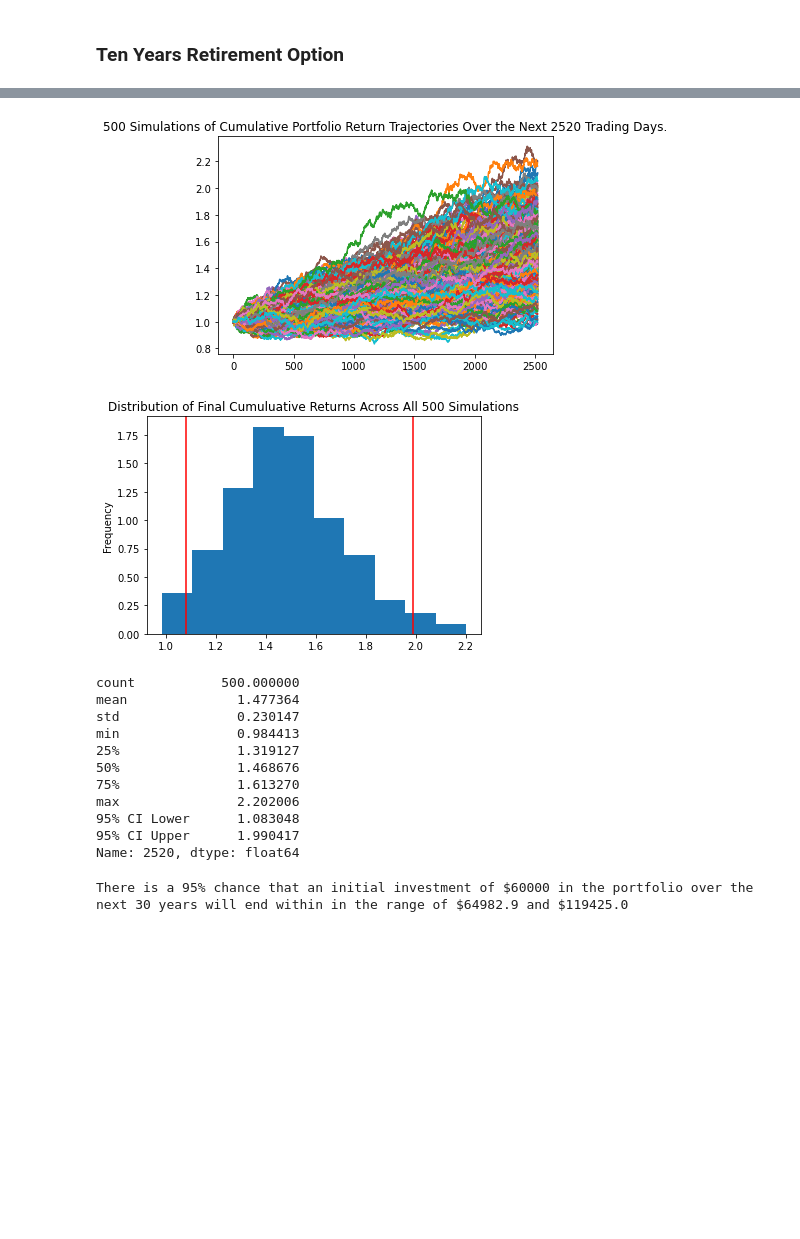
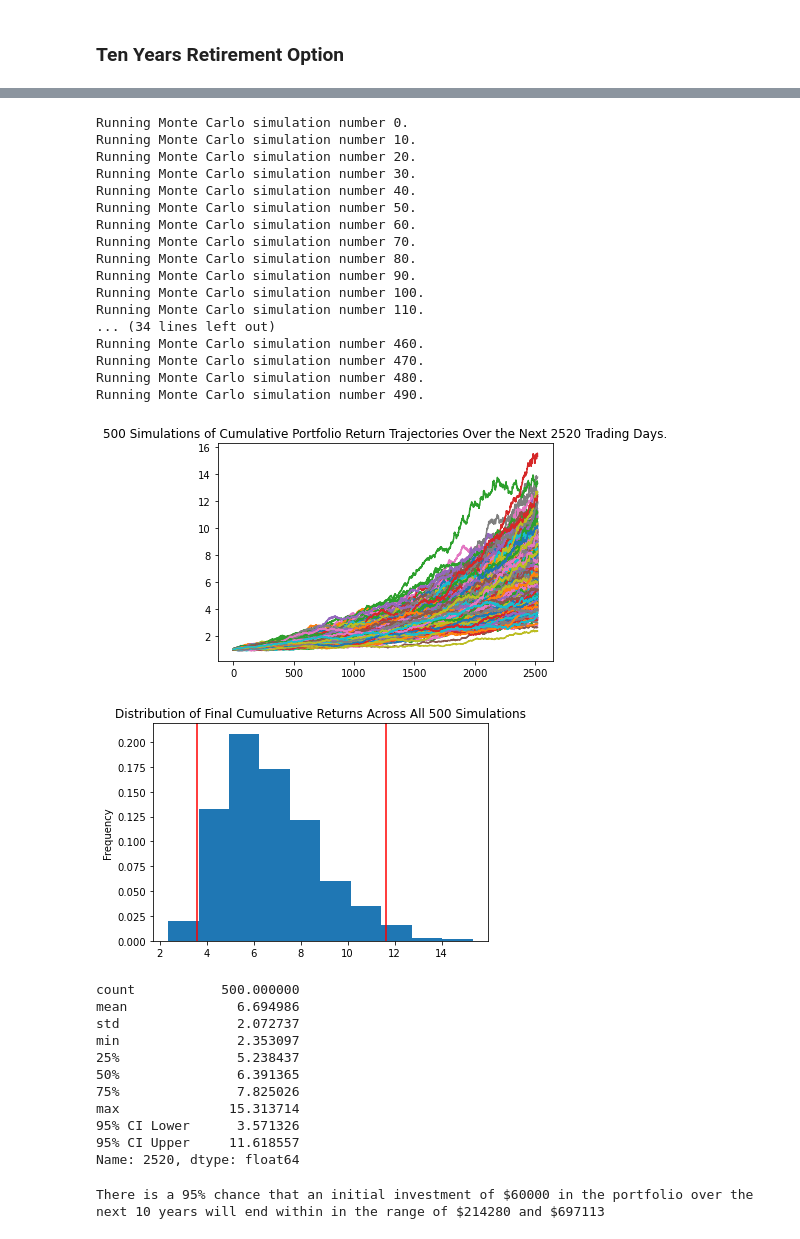
Before and after one commit to hammer888-tech/Homework-5, a Jupyter notebook: financial-planner.ipynb, the cells around one changed output, grey strips where cells are left out. Drawn from its saved outputs; the diff is of its cells as text; code cells hidden in the pictures; blank space fills up the shorter version.

```diff
--- a/financial-planner.ipynb
+++ b/financial-planner.ipynb
@@ -405,3 +408,11 @@ There is a 95% chance that an initial investment of $60000 in the portfolio over
 # %% [markdown]
 ### Ten Years Retirement Option
+# %%
+# Configuring a Monte Carlo simulation to forecast 10 years cumulative returns
+MC_split_dist = MCSimulation(
+    portfolio_data = ticker_data,
+    weights = [.4,.6],
+    num_simulation = 500,
+    num_trading_days = 252*10
+)
 # %%
@@ -444,41 +430,59 @@ Running Monte Carlo simulation number 490.
 # %%
 # Plot simulation outcomes
-# YOUR CODE HERE!
+line_plot = MC_split_dist.plot_simulation()
 # %% [output]
+Running Monte Carlo simulation number 0.
+Running Monte Carlo simulation number 10.
+Running Monte Carlo simulation number 20.
+Running Monte Carlo simulation number 30.
+Running Monte Carlo simulation number 40.
+Running Monte Carlo simulation number 50.
+Running Monte Carlo simulation number 60.
+Running Monte Carlo simulation number 70.
+Running Monte Carlo simulation number 80.
+Running Monte Carlo simulation number 90.
+Running Monte Carlo simulation number 100.
+Running Monte Carlo simulation number 110.
+... (34 lines left out)
+Running Monte Carlo simulation number 460.
+Running Monte Carlo simulation number 470.
+Running Monte Carlo simulation number 480.
+Running Monte Carlo simulation number 490.
-[figure, old version]
+[figure, new version]
 # %%
 # Plot probability distribution and confidence intervals
-# YOUR CODE HERE!
+dist_plot = MC_split_dist.plot_distribution()
 # %% [output]
-[figure, old version]
+[figure, new version]
 # %%
 # Fetch summary statistics from the Monte Carlo simulation results
-# YOUR CODE HERE!
+split_tbl = MC_split_dist.summarize_cumulative_return()
 
 # Print summary statistics
-# YOUR CODE HERE!
+print(split_tbl)
 # %% [output]
 count           500.000000
-mean              1.477364
-std               0.230147
-min               0.984413
-25%               1.319127
-50%               1.468676
-75%               1.613270
-max               2.202006
-95% CI Lower      1.083048
-95% CI Upper      1.990417
+mean              6.694986
+std               2.072737
+min               2.353097
+25%               5.238437
+50%               6.391365
+75%               7.825026
+max              15.313714
+95% CI Lower      3.571326
+95% CI Upper     11.618557
 Name: 2520, dtype: float64
 # %%
 # Set initial investment
-# YOUR CODE HERE!
+intial_investment = 60000
 
 # Use the lower and upper `95%` confidence intervals to calculate the range of the possible outcomes of our $60,000
-# YOUR CODE HERE!
+ci_lower_ten = round(split_tbl[8]*initial_investment)
+ci_upper_ten = round(split_tbl[9]*initial_investment)
 
 # Print results
 print(f"There is a 95% chance that an initial investment of ${initial_investment} in the portfolio"
       f" over the next 10 years will end within in the range of"
       f" ${ci_lower_ten} and ${ci_upper_ten}")
 # %% [output]
-There is a 95% chance that an initial investment of $60000 in the portfolio over the next 30 years will end within in the range of $64982.9 and $119425.0
+There is a 95% chance that an initial investment of $60000 in the portfolio over the next 10 years will end within in the range of $214280 and $697113
```
Also changed, not shown: parts of 21 cells of this notebook.
